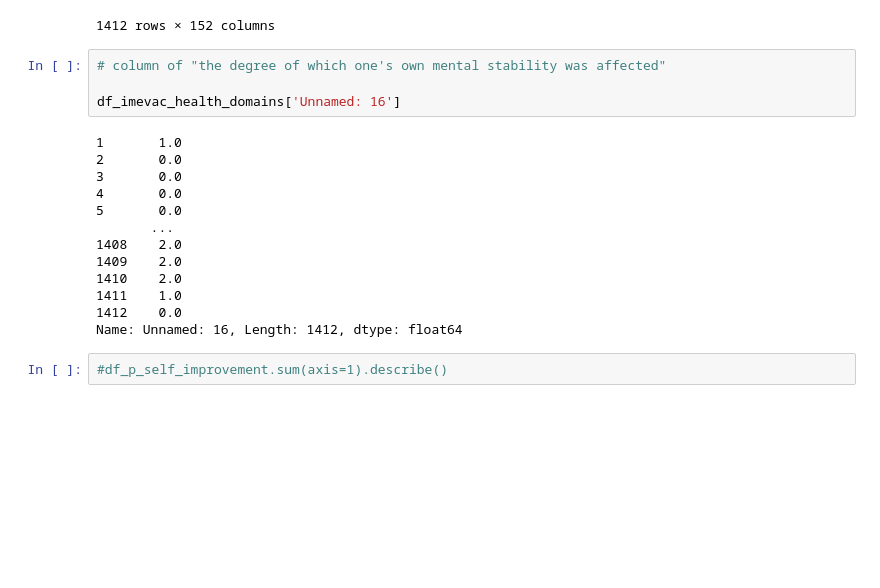
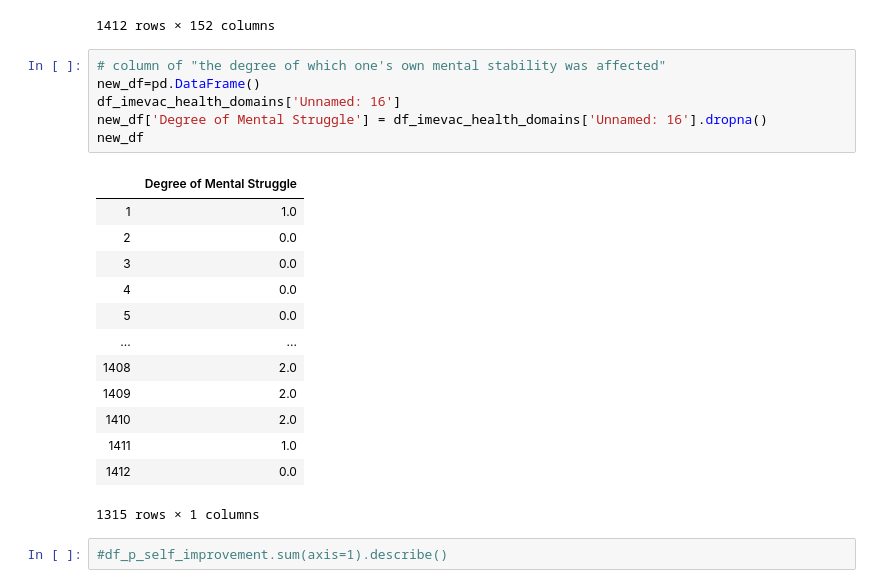
Before and after one commit to josephshanks/JapanEarthquake2011, a Jupyter notebook: S1.ipynb, the cells around one changed output. Drawn from its saved outputs; the diff is of its cells as text; blank space fills up the shorter version.

```diff
--- a/S1.ipynb
+++ b/S1.ipynb
@@ -175,21 +187,24 @@ df_imevac_health_domains.set_index("ID", inplace=True)
 1412 rows × 152 columns
 # %%
 # column of "the degree of which one's own mental stability was affected"
-
+new_df=pd.DataFrame()
 df_imevac_health_domains['Unnamed: 16']
+new_df['Degree of Mental Struggle'] = df_imevac_health_domains['Unnamed: 16'].dropna()
+new_df
 # %% [output]
+|  | Degree of Mental Struggle |
+| 1 | 1.0 |
+| 2 | 0.0 |
+| 3 | 0.0 |
+| 4 | 0.0 |
+| 5 | 0.0 |
+| ... | ... |
+| 1408 | 2.0 |
+| 1409 | 2.0 |
+| 1410 | 2.0 |
+| 1411 | 1.0 |
+| 1412 | 0.0 |
-1       1.0
-2       0.0
-3       0.0
-4       0.0
-5       0.0
-       ...
-1408    2.0
-1409    2.0
-1410    2.0
-1411    1.0
-1412    0.0
-Name: Unnamed: 16, Length: 1412, dtype: float64
+1315 rows × 1 columns
 # %%
 #df_p_self_improvement.sum(axis=1).describe()
 # %%
```
Also changed, not shown: parts of 15 cells of this notebook.
